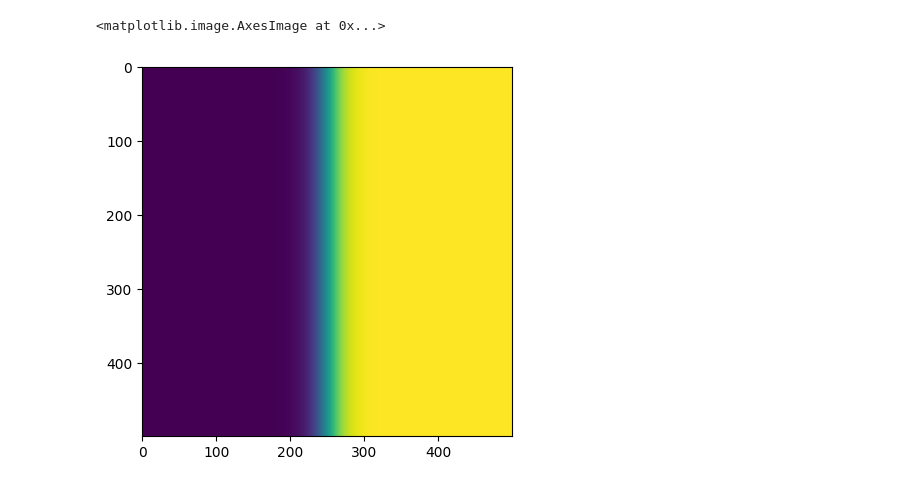
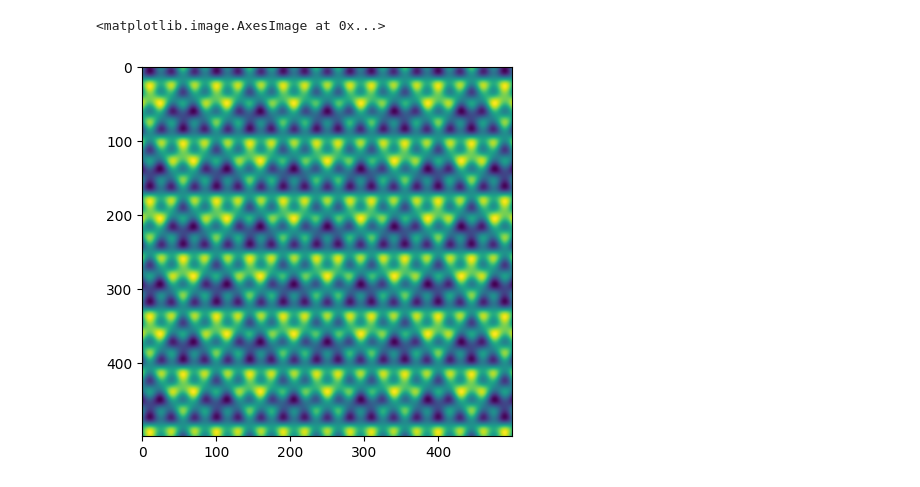
Before and after one commit to Potdooshami/2H_TaSe2_Tc_STM, a Jupyter notebook: G03_define_domain.ipynb, the cells around one changed output. Drawn from its saved outputs; the diff is of its cells as text; code cells hidden in the pictures.

```diff
--- a/G03_define_domain.ipynb
+++ b/G03_define_domain.ipynb
@@ -42,5 +42,5 @@ def get_DWdom(tht,X,Y,k=1):
     XY = np.stack((X,Y),axis=-1)
     w = np.array((np.cos(tht),np.sin(tht)))
     dom = _get_2dsig(w,XY,k=k)
-    doms = np.stack((dom,-dom),axis = 2)
+    doms = np.stack((dom,1-dom),axis = 2)
     return doms
@@ -46,0 +147,7 @@ def get_DWdom(tht,X,Y,k=1):
+# %%
+# img = base_lattice() + cdw(0)*2
+latt = base_lattice()
+# cdw0 = cdw(0)*2
+cdw1 = cdw(30*cs(120))
+cdw0 = cdw(30*cs(60))
+cdw00 = cdw(0)
@@ -47,6 +161,7 @@ def get_DWdom(tht,X,Y,k=1):
 # %%
-doms = get_DWdom(0,X,Y,k=1)
-plt.imshow(doms[:,:,0])
+doms = get_DWdom(0,X,Y,k=.1)
+fin = latt + cdw0*doms[:,:,0]*2+cdw1*doms[:,:,1]*2
+plt.imshow(fin)
 # %% [output]
 <matplotlib.image.AxesImage at 0x...>
-[figure, old version]
+[figure, new version]
```
Also changed, not shown: parts of 8 cells of this notebook, 1 other file.
